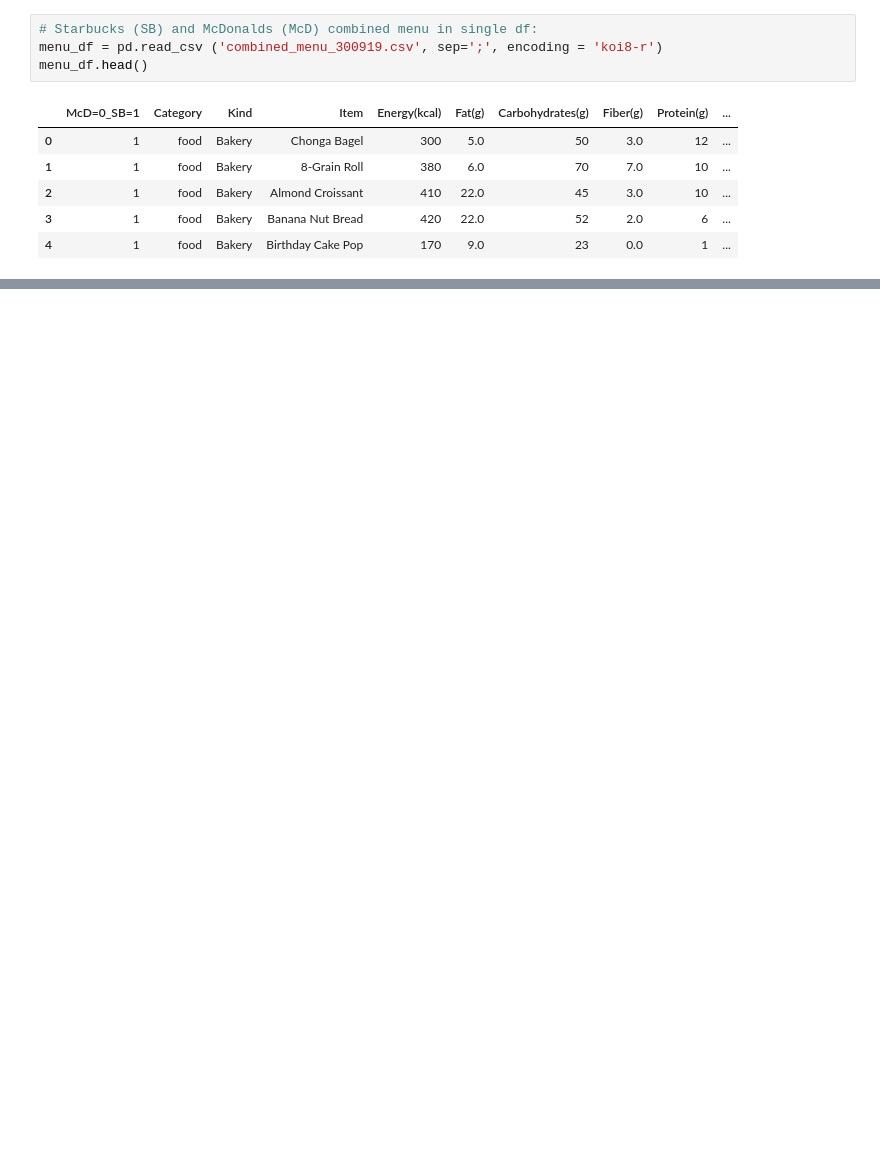
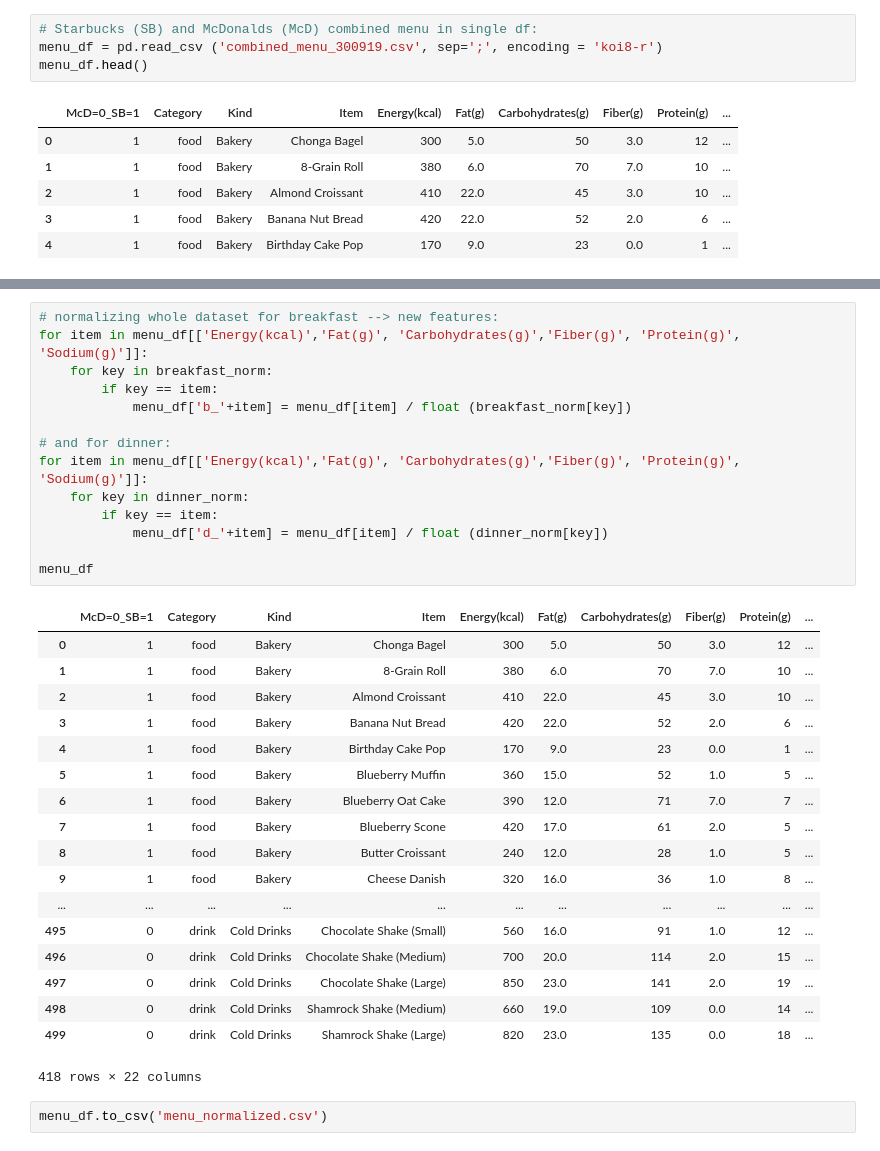
Before and after one commit to merr-src/edu_pet_projects, a Jupyter notebook: edu_pet_projects/data_case_notebook.ipynb, the cells around one changed output, grey strips where cells are left out. Cells and saved outputs as stored; diff of their text form; blank space fills up the shorter version.

```diff
--- a/edu_pet_projects/data_case_notebook.ipynb
+++ b/edu_pet_projects/data_case_notebook.ipynb
@@ -183,0 +262,35 @@ ratio.plot(kind = 'bar')
+# %%
+# normalizing whole dataset for breakfast --> new features:
+for item in menu_df[['Energy(kcal)','Fat(g)', 'Carbohydrates(g)','Fiber(g)', 'Protein(g)', 'Sodium(g)']]:
+    for key in breakfast_norm:
+        if key == item:
+            menu_df['b_'+item] = menu_df[item] / float (breakfast_norm[key])
+
+# and for dinner:
+for item in menu_df[['Energy(kcal)','Fat(g)', 'Carbohydrates(g)','Fiber(g)', 'Protein(g)', 'Sodium(g)']]:
+    for key in dinner_norm:
+        if key == item:
+            menu_df['d_'+item] = menu_df[item] / float (dinner_norm[key])
+
+menu_df
+# %% [output]
+|  | McD=0_SB=1 | Category | Kind | Item | Energy(kcal) | Fat(g) | Carbohydrates(g) | Fiber(g) | Protein(g) | ... |
+| 0 | 1 | food | Bakery | Chonga Bagel | 300 | 5.0 | 50 | 3.0 | 12 | ... |
+| 1 | 1 | food | Bakery | 8-Grain Roll | 380 | 6.0 | 70 | 7.0 | 10 | ... |
+| 2 | 1 | food | Bakery | Almond Croissant | 410 | 22.0 | 45 | 3.0 | 10 | ... |
+| 3 | 1 | food | Bakery | Banana Nut Bread | 420 | 22.0 | 52 | 2.0 | 6 | ... |
+| 4 | 1 | food | Bakery | Birthday Cake Pop | 170 | 9.0 | 23 | 0.0 | 1 | ... |
+| 5 | 1 | food | Bakery | Blueberry Muffin | 360 | 15.0 | 52 | 1.0 | 5 | ... |
+| 6 | 1 | food | Bakery | Blueberry Oat Cake | 390 | 12.0 | 71 | 7.0 | 7 | ... |
+| 7 | 1 | food | Bakery | Blueberry Scone | 420 | 17.0 | 61 | 2.0 | 5 | ... |
+| 8 | 1 | food | Bakery | Butter Croissant | 240 | 12.0 | 28 | 1.0 | 5 | ... |
+| 9 | 1 | food | Bakery | Cheese Danish | 320 | 16.0 | 36 | 1.0 | 8 | ... |
+| ... | ... | ... | ... | ... | ... | ... | ... | ... | ... | ... |
+| 495 | 0 | drink | Cold Drinks | Chocolate Shake (Small) | 560 | 16.0 | 91 | 1.0 | 12 | ... |
+| 496 | 0 | drink | Cold Drinks | Chocolate Shake (Medium) | 700 | 20.0 | 114 | 2.0 | 15 | ... |
+| 497 | 0 | drink | Cold Drinks | Chocolate Shake (Large) | 850 | 23.0 | 141 | 2.0 | 19 | ... |
+| 498 | 0 | drink | Cold Drinks | Shamrock Shake (Medium) | 660 | 19.0 | 109 | 0.0 | 14 | ... |
+| 499 | 0 | drink | Cold Drinks | Shamrock Shake (Large) | 820 | 23.0 | 135 | 0.0 | 18 | ... |
+418 rows × 22 columns
+# %%
+menu_df.to_csv('menu_normalized.csv')
```
Also changed, not shown: parts of 34 cells of this notebook, 4 other files.
